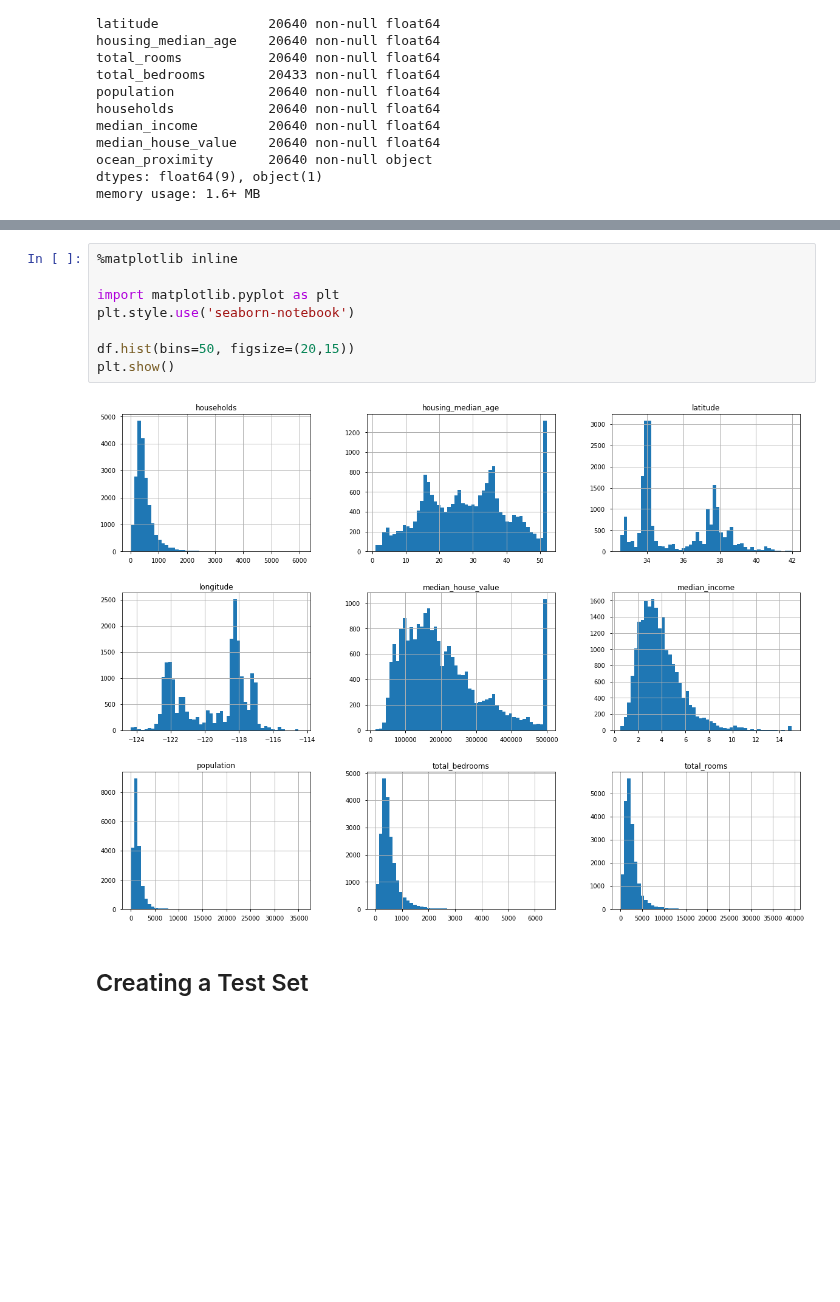
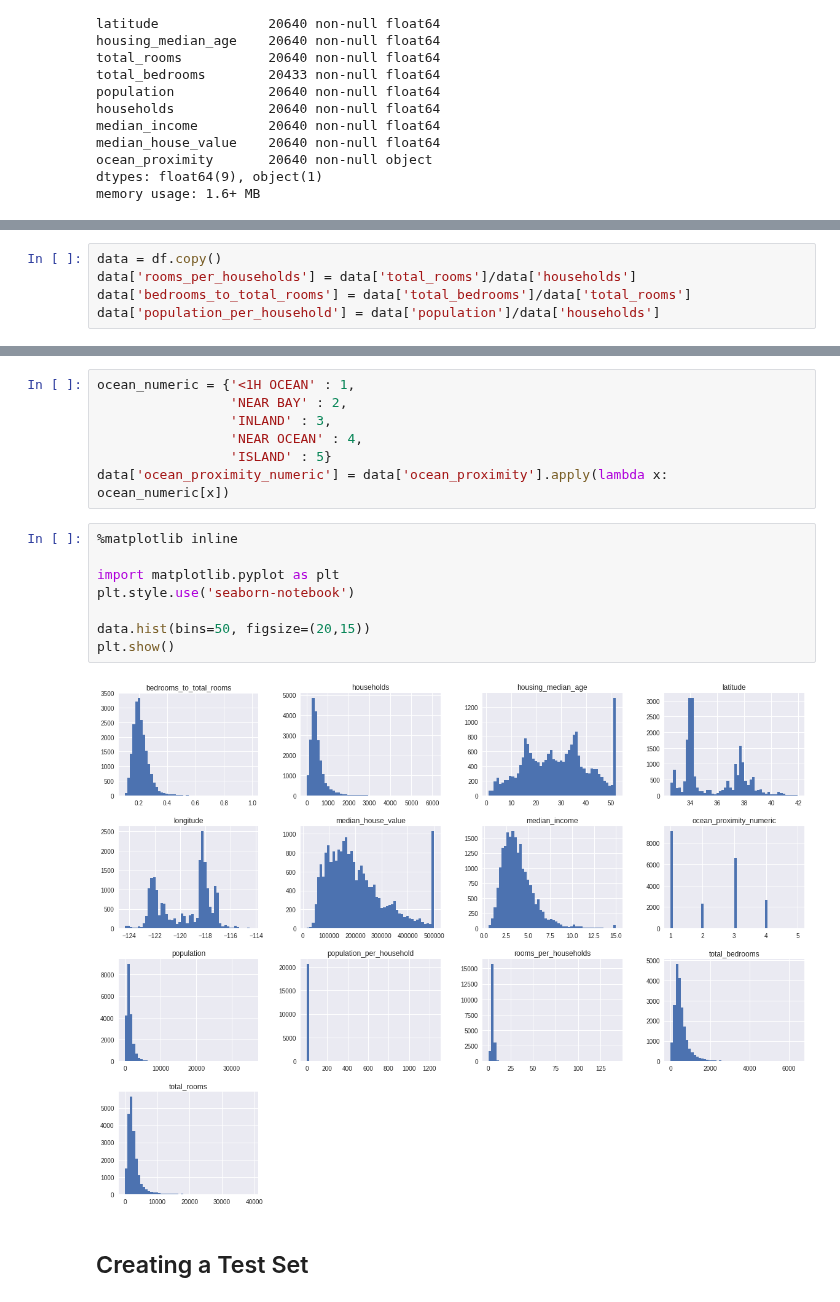
Before and after one commit to somnath1077/ML, a Jupyter notebook: hands_on_ML/Chapter2.ipynb, the cells around one changed output, grey strips where cells are left out. Cells and saved outputs as stored; diff of their text form; blank space fills up the shorter version.

```diff
--- a/hands_on_ML/Chapter2.ipynb
+++ b/hands_on_ML/Chapter2.ipynb
@@ -58,0 +61,5 @@ memory usage: 1.6+ MB
+# %%
+data = df.copy()
+data['rooms_per_households'] = data['total_rooms']/data['households']
+data['bedrooms_to_total_rooms'] = data['total_bedrooms']/data['total_rooms']
+data['population_per_household'] = data['population']/data['households']
@@ -80,13 +86,20 @@ df.describe()
+# %%
+ocean_numeric = {'<1H OCEAN' : 1,
+                 'NEAR BAY' : 2,
+                 'INLAND' : 3,
+                 'NEAR OCEAN' : 4,
+                 'ISLAND' : 5}
+data['ocean_proximity_numeric'] = data['ocean_proximity'].apply(lambda x: ocean_numeric[x])
 # %%
 %matplotlib inline
 
 import matplotlib.pyplot as plt
 plt.style.use('seaborn-notebook')
 
-df.hist(bins=50, figsize=(20,15))
+data.hist(bins=50, figsize=(20,15))
 plt.show()
 # %% [output]
-[figure, old version]
+[figure, new version]
 # %% [markdown]
 ## Creating a Test Set
 # %%
```
Also changed, not shown: parts of 43 cells of this notebook.
